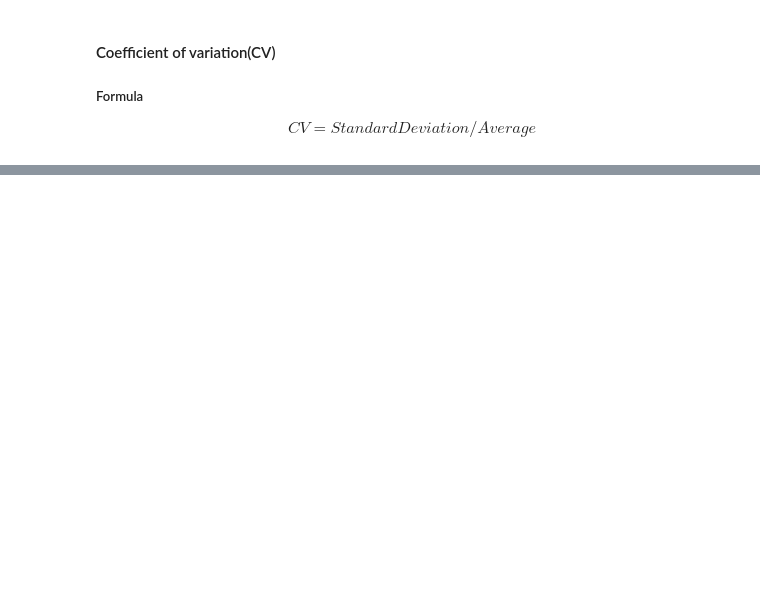
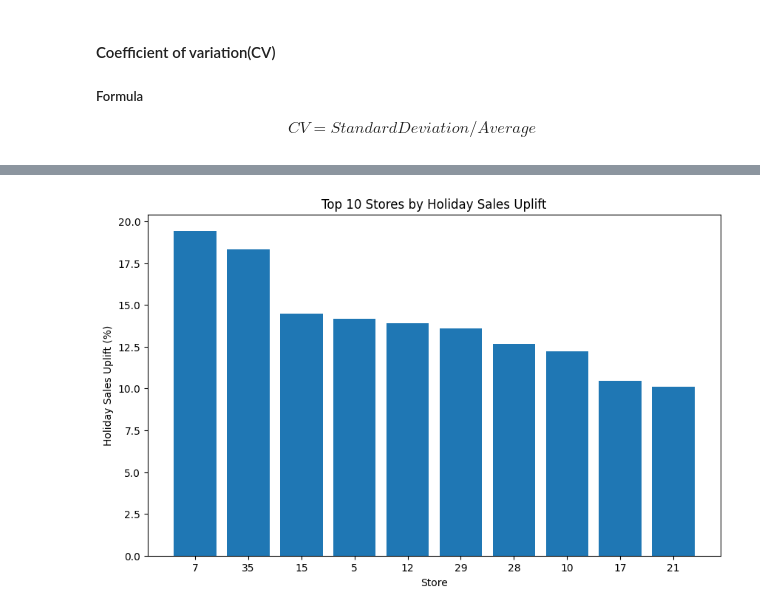
Before and after one commit to rangadaschakravarthy/Walmart-Sales-Analysis, a Jupyter notebook: notebooks/02_eda.ipynb, the cells around one changed output, grey strips where cells are left out. Cells and saved outputs as stored; diff of their text form; code cells hidden in the pictures; blank space fills up the shorter version.

Commit message:
holiday performance by stores

```diff
--- a/notebooks/02_eda.ipynb
+++ b/notebooks/02_eda.ipynb
@@ -1013,0 +1046,7 @@ volatile_stores
+# %%
+# How much does this store sell during a holiday week
+store_holiday_pivot=store_holiday_sales.pivot(
+    index="Store",
+    columns="Holiday_Flag",
+    values="Weekly_Sales"
+)
@@ -1013,0 +1063,4 @@ volatile_stores
+# %%
+store_holiday_pivot.columns=[
+    "Non_Holiday_Avg","Holiday_Avg"
+]
@@ -1013,0 +1077,10 @@ volatile_stores
+# %%
+# Calculate the holiday impact
+# How much does average sales change during holidays?
+store_holiday_pivot["Holiday_Impact_%"] = (
+    (
+        store_holiday_pivot["Holiday_Avg"]
+        - store_holiday_pivot["Non_Holiday_Avg"]
+    )
+    / store_holiday_pivot["Non_Holiday_Avg"]
+) * 100
@@ -1013,0 +1108,6 @@ volatile_stores
+# %%
+# Find stores with the highest holdaiy uplift
+holiday_uplift = (
+    store_holiday_pivot
+    .sort_values("Holiday_Impact_%", ascending=False)
+)
@@ -1013,0 +1135,15 @@ volatile_stores
+# %%
+# Visualise the top 10
+top_holiday_stores = holiday_uplift.head(10)
+plt.figure(figsize=(10, 6))
+plt.bar(
+    top_holiday_stores.index.astype(str),
+    top_holiday_stores["Holiday_Impact_%"]
+)
+plt.title("Top 10 Stores by Holiday Sales Uplift")
+plt.xlabel("Store")
+plt.ylabel("Holiday Sales Uplift (%)")
+plt.savefig("../images/eda/top_10_sales_by_holiday_sales_uplift.png")
+plt.show()
+# %% [output]
+[figure, added]
```
Also changed, not shown: parts of 31 cells of this notebook, 3 other files.
